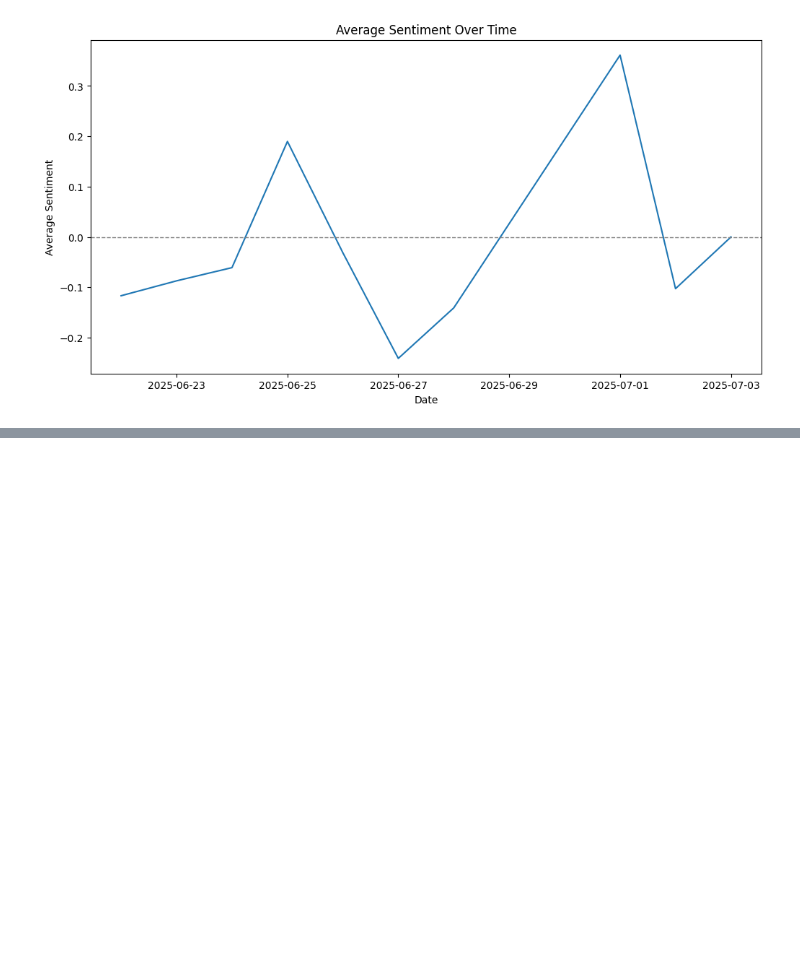
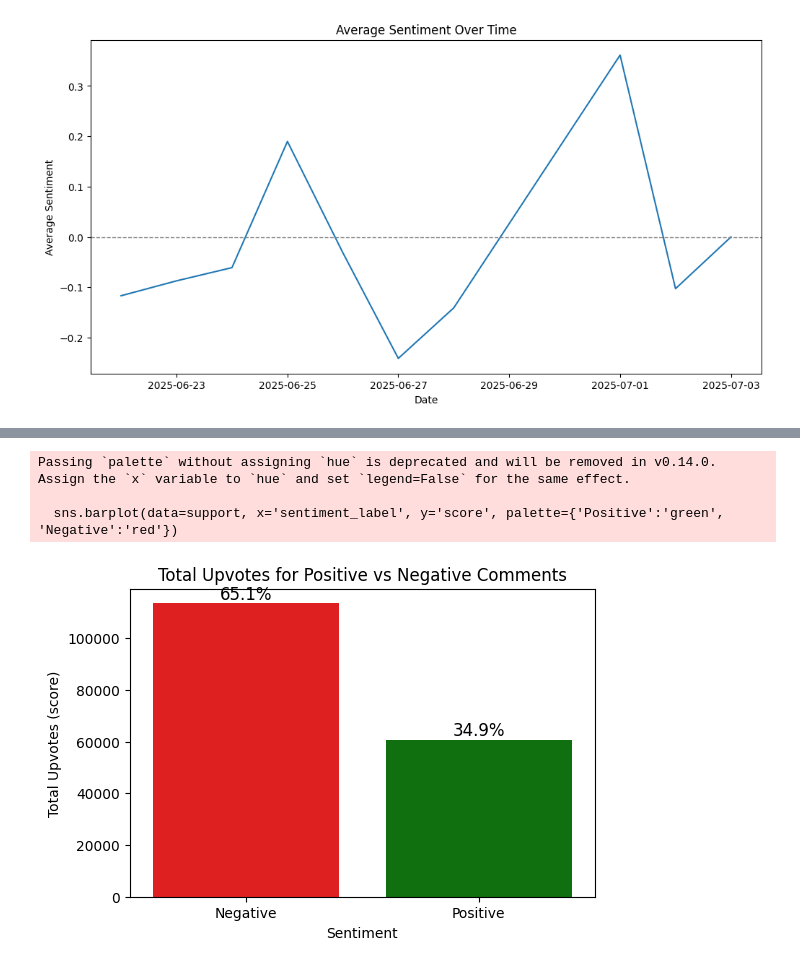
Before and after one commit to AlleeCabral/Sentiment_Tiktok, a Jupyter notebook: scripts/analysis.ipynb, the cells around one changed output, grey strips where cells are left out. Drawn from its saved outputs; the diff is of its cells as text; code cells hidden in the pictures; blank space fills up the shorter version.

```diff
--- a/scripts/analysis.ipynb
+++ b/scripts/analysis.ipynb
@@ -513,0 +529,37 @@ conn.close()
+# %%
+# Connect to the database and load sentiment and score
+conn = psycopg2.connect(
+    dbname="sentiment_analysis",
+    user="alex",
+    password="your_secure_password",  # replace with your actual password
+    host="localhost",
+    port="5432"
+)
+df = pd.read_sql("SELECT sentiment, score FROM comments WHERE sentiment IS NOT NULL AND score IS NOT NULL", conn)
+conn.close()
+
+# Classify comments as positive or negative (neutral is ignored)
+df['sentiment_label'] = df['sentiment'].apply(lambda x: 'Positive' if x > 0.05 else ('Negative' if x < -0.05 else 'Neutral'))
+df = df[df['sentiment_label'] != 'Neutral']
+
+# Group by sentiment and sum the scores
+support = df.groupby('sentiment_label')['score'].sum().reset_index()
+
+# Calculate percentage
+total_score = support['score'].sum()
+support['percentage'] = 100 * support['score'] / total_score
+
+# Plot
+plt.figure(figsize=(6,4))
+sns.barplot(data=support, x='sentiment_label', y='score', palette={'Positive':'green', 'Negative':'red'})
+for i, row in support.iterrows():
+    plt.text(i, row['score'], f"{row['percentage']:.1f}%", ha='center', va='bottom', fontsize=12)
+plt.title('Total Upvotes for Positive vs Negative Comments')
+plt.xlabel('Sentiment')
+plt.ylabel('Total Upvotes (score)')
+plt.show()
+# %% [output]
+Passing `palette` without assigning `hue` is deprecated and will be removed in v0.14.0. Assign the `x` variable to `hue` and set `legend=False` for the same effect.
+
+  sns.barplot(data=support, x='sentiment_label', y='score', palette={'Positive':'green', 'Negative':'red'})
+[figure, added]
```
Also changed, not shown: parts of 12 cells of this notebook, 1 other file.
